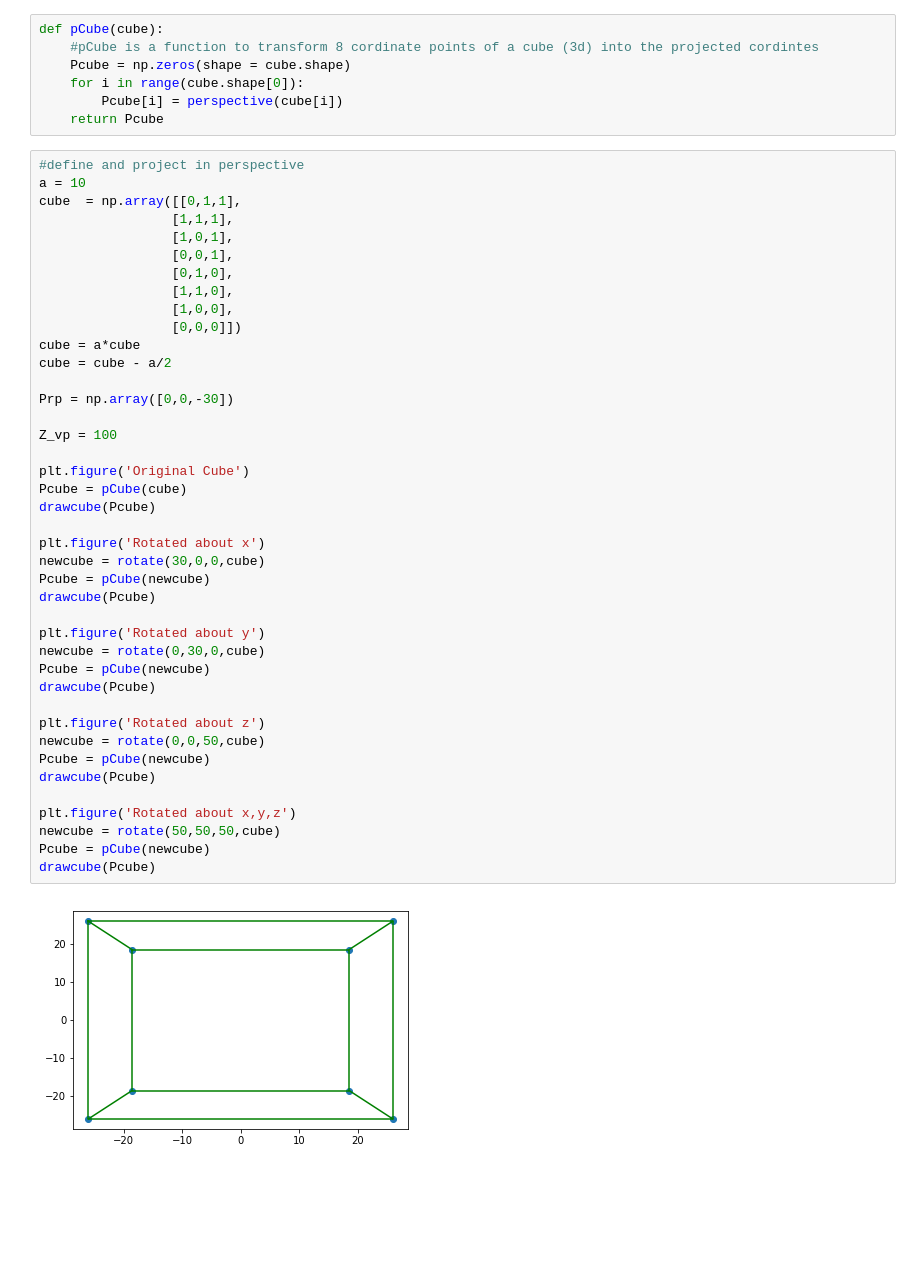
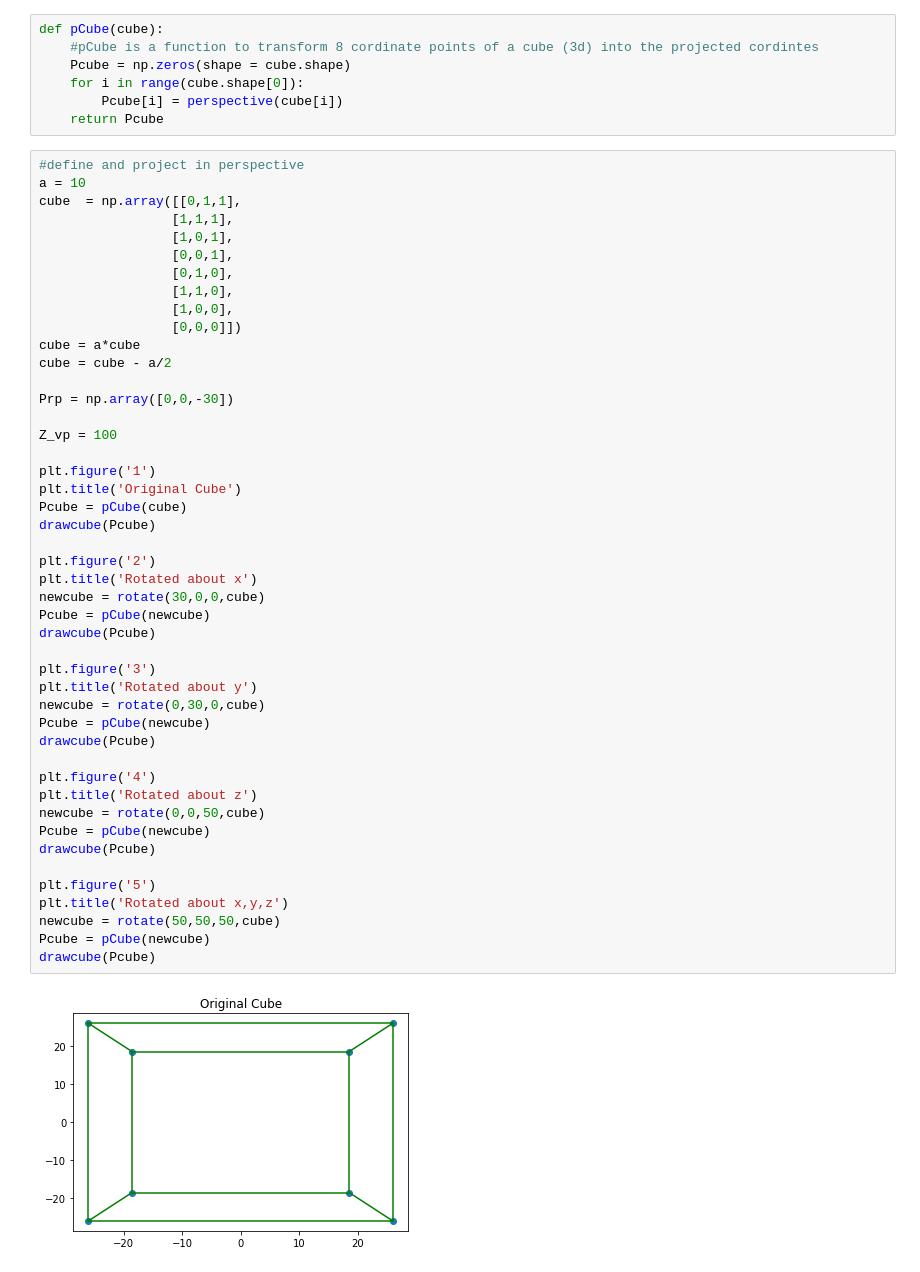
Before and after one commit to AwaleSajil/3Dprospective, a Jupyter notebook: 3D peojection perspective.ipynb, the cells around one changed output. Cells and saved outputs as stored; diff of their text form; blank space fills up the shorter version.

```diff
--- a/3D peojection perspective.ipynb
+++ b/3D peojection perspective.ipynb
@@ -57,36 +57,41 @@ cube  = np.array([[0,1,1],
                  [0,1,0],
                  [1,1,0],
                  [1,0,0],
                  [0,0,0]])
 cube = a*cube
 cube = cube - a/2
 
 Prp = np.array([0,0,-30])
 
 Z_vp = 100
 
-plt.figure('Original Cube')
+plt.figure('1')
+plt.title('Original Cube')
 Pcube = pCube(cube)
 drawcube(Pcube)
 
-plt.figure('Rotated about x')
+plt.figure('2')
+plt.title('Rotated about x')
 newcube = rotate(30,0,0,cube)
 Pcube = pCube(newcube)
 drawcube(Pcube)
 
-plt.figure('Rotated about y')
+plt.figure('3')
+plt.title('Rotated about y')
 newcube = rotate(0,30,0,cube)
 Pcube = pCube(newcube)
 drawcube(Pcube)
 
-plt.figure('Rotated about z')
+plt.figure('4')
+plt.title('Rotated about z')
 newcube = rotate(0,0,50,cube)
 Pcube = pCube(newcube)
 drawcube(Pcube)
 
-plt.figure('Rotated about x,y,z')
+plt.figure('5')
+plt.title('Rotated about x,y,z')
 newcube = rotate(50,50,50,cube)
 Pcube = pCube(newcube)
 drawcube(Pcube)
 # %% [output]
-[figure, old version]
+[figure, new version]
```
Also changed, not shown: parts of 1 cell of this notebook.
